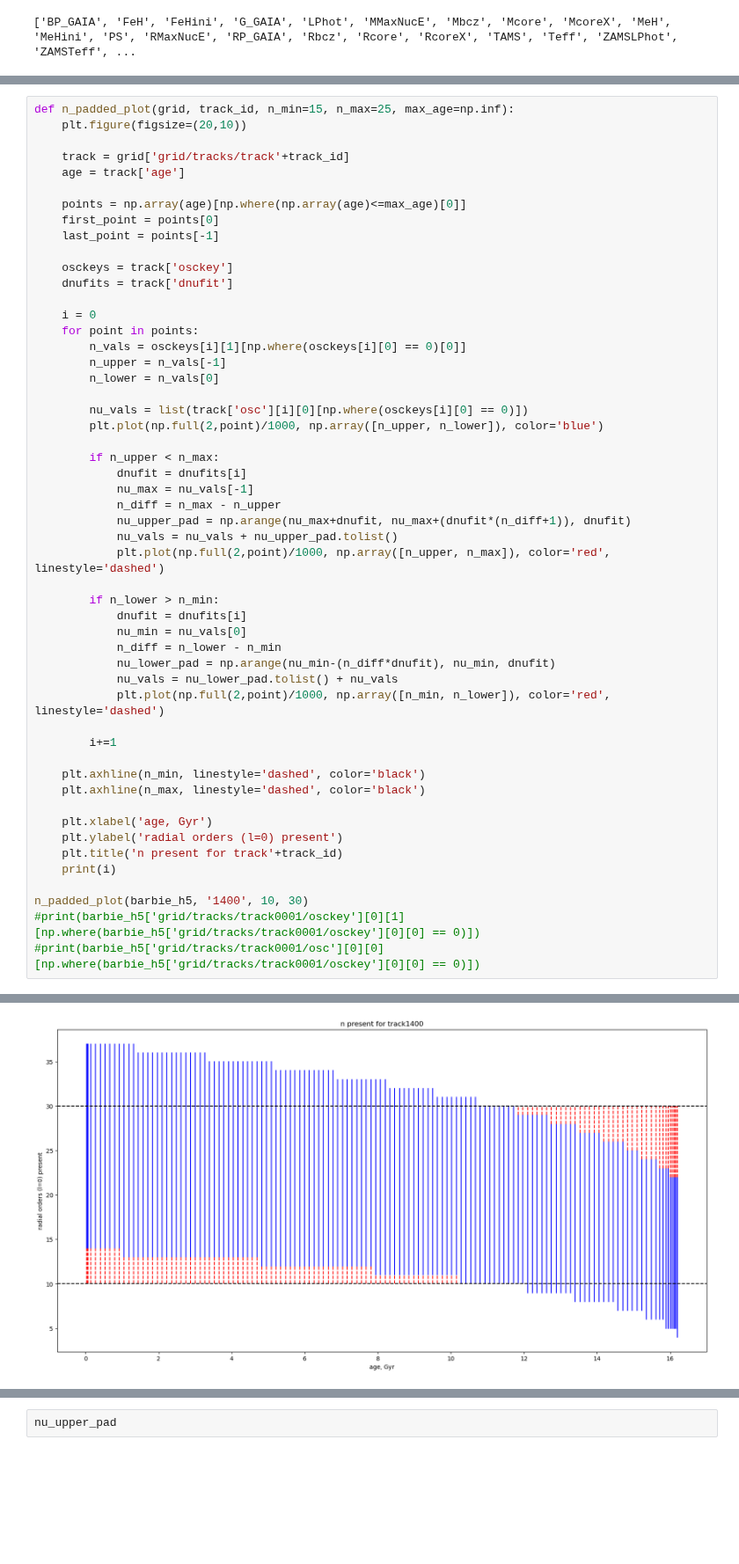
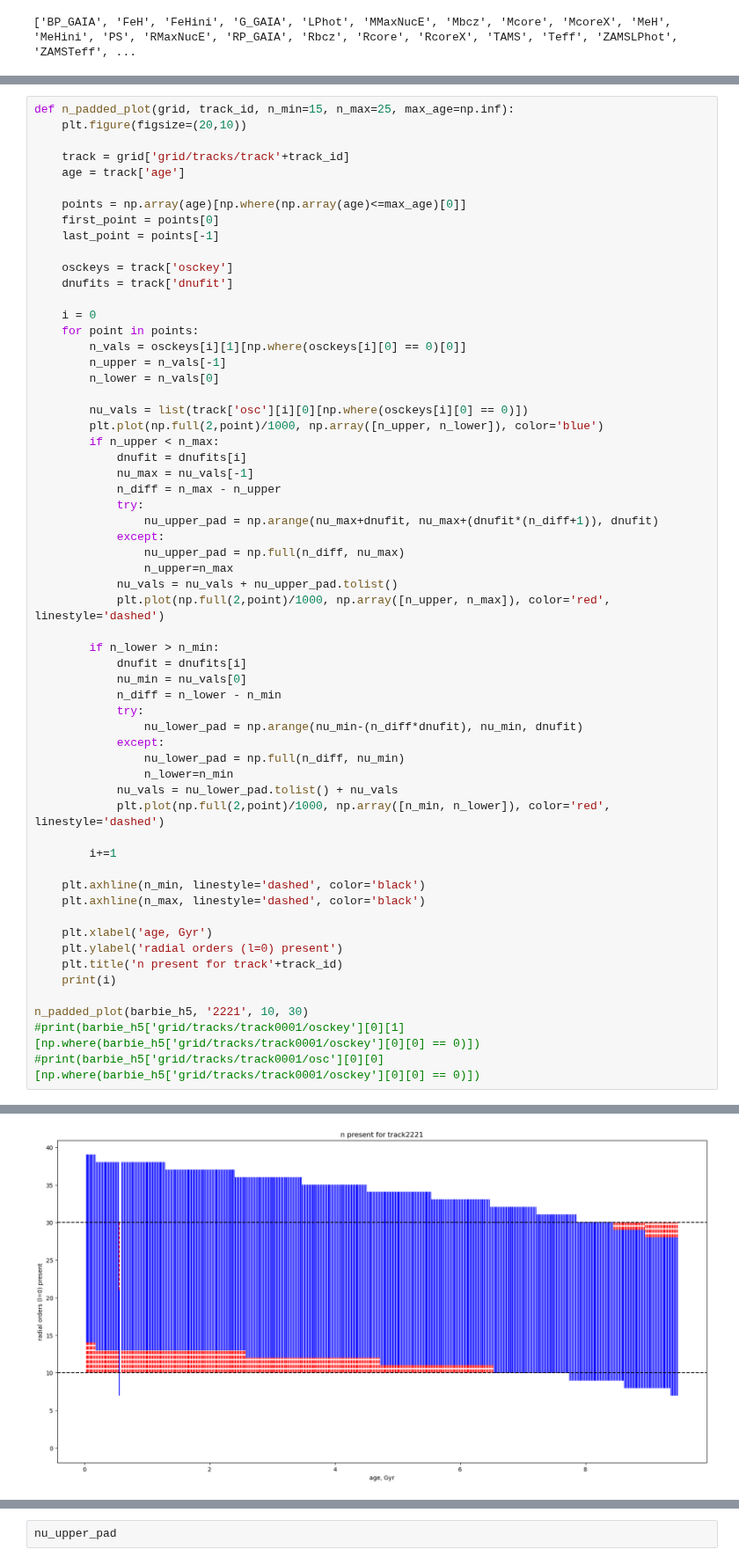
Before and after one commit to ojscutt/pitchfork, a Jupyter notebook: 0_data_sandbox_Barbie_padding.ipynb, the cells around one changed output, grey strips where cells are left out. Shown at 88% size. Drawn from its saved outputs; the diff is of its cells as text; blank space fills up the shorter version.

```diff
--- a/0_data_sandbox_Barbie_padding.ipynb
+++ b/0_data_sandbox_Barbie_padding.ipynb
@@ -80,12 +82,15 @@ def n_padded_plot(grid, track_id, n_min=15, n_max=25, max_age=np.inf):
 
         nu_vals = list(track['osc'][i][0][np.where(osckeys[i][0] == 0)])
         plt.plot(np.full(2,point)/1000, np.array([n_upper, n_lower]), color='blue')
-
         if n_upper < n_max:
             dnufit = dnufits[i]
             nu_max = nu_vals[-1]
             n_diff = n_max - n_upper
-            nu_upper_pad = np.arange(nu_max+dnufit, nu_max+(dnufit*(n_diff+1)), dnufit)
+            try:
+                nu_upper_pad = np.arange(nu_max+dnufit, nu_max+(dnufit*(n_diff+1)), dnufit)
+            except:
+                nu_upper_pad = np.full(n_diff, nu_max)
+                n_upper=n_max
             nu_vals = nu_vals + nu_upper_pad.tolist()
             plt.plot(np.full(2,point)/1000, np.array([n_upper, n_max]), color='red', linestyle='dashed')
 
@@ -93,7 +98,11 @@ def n_padded_plot(grid, track_id, n_min=15, n_max=25, max_age=np.inf):
             dnufit = dnufits[i]
             nu_min = nu_vals[0]
             n_diff = n_lower - n_min
-            nu_lower_pad = np.arange(nu_min-(n_diff*dnufit), nu_min, dnufit)
+            try:
+                nu_lower_pad = np.arange(nu_min-(n_diff*dnufit), nu_min, dnufit)
+            except:
+                nu_lower_pad = np.full(n_diff, nu_min)
+                n_lower=n_min
             nu_vals = nu_lower_pad.tolist() + nu_vals
             plt.plot(np.full(2,point)/1000, np.array([n_min, n_lower]), color='red', linestyle='dashed')
 
@@ -107,7 +116,7 @@ def n_padded_plot(grid, track_id, n_min=15, n_max=25, max_age=np.inf):
     plt.title('n present for track'+track_id)
     print(i)
 
-n_padded_plot(barbie_h5, '1400', 10, 30)
+n_padded_plot(barbie_h5, '2221', 10, 30)
 #print(barbie_h5['grid/tracks/track0001/osckey'][0][1][np.where(barbie_h5['grid/tracks/track0001/osckey'][0][0] == 0)])
 #print(barbie_h5['grid/tracks/track0001/osc'][0][0][np.where(barbie_h5['grid/tracks/track0001/osckey'][0][0] == 0)])
 # %% [output]
@@ -115,4 +124,4 @@ n_padded_plot(barbie_h5, '1400', 10, 30)
-[figure, old version]
+[figure, new version]
 # %%
 def n_padded_plot(grid, track_id, n_min=15, n_max=25, max_age=np.inf):
     plt.figure(figsize=(20,10))
```
Also changed, not shown: parts of 4 cells of this notebook, 2 other files.
